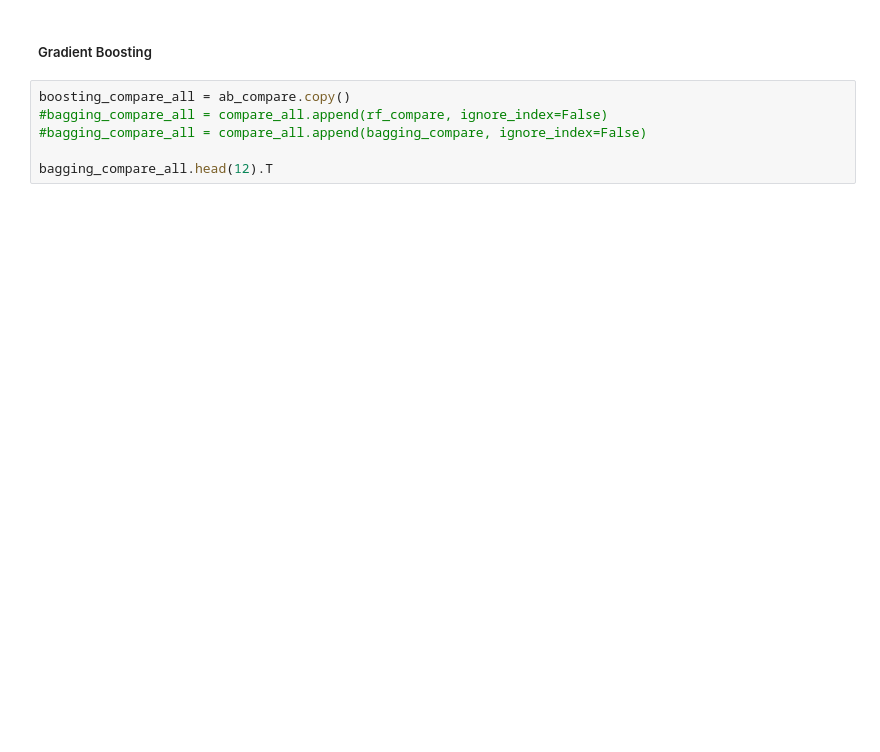
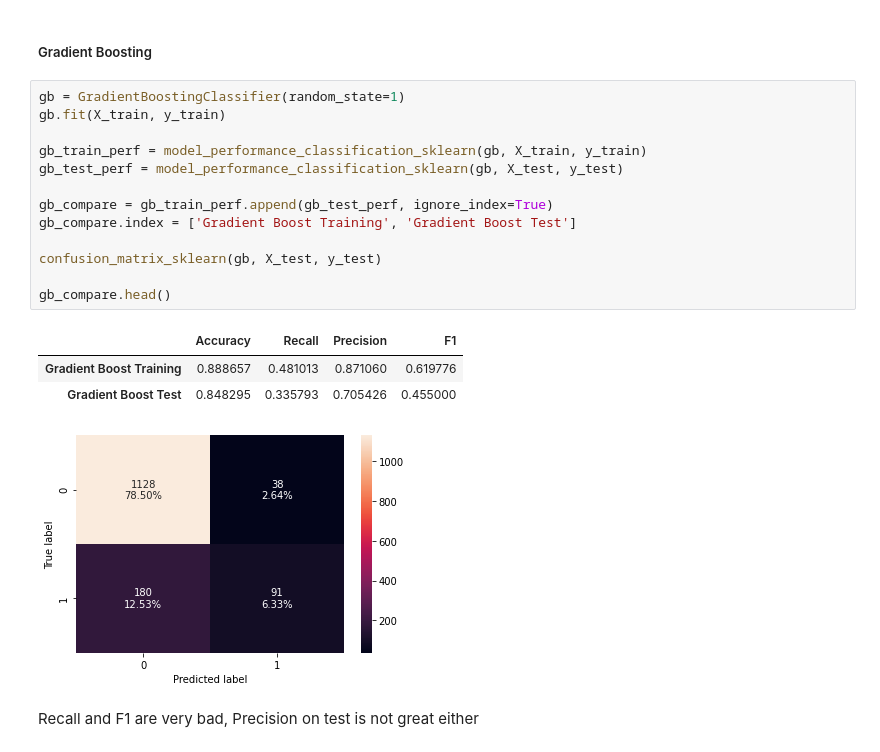
Before and after one commit to jarato123/AI-Class, a Jupyter notebook: Ensemble Techniques/ET Final Project/ET Final Project.ipynb, the cells around one changed output. Cells and saved outputs as stored; diff of their text form; blank space fills up the shorter version.

```diff
--- a/Ensemble Techniques/ET Final Project/ET Final Project.ipynb
+++ b/Ensemble Techniques/ET Final Project/ET Final Project.ipynb
@@ -1139,8 +1150,22 @@ ab_compare.head()
 # %% [markdown]
 ##### Gradient Boosting
-# %%
-boosting_compare_all = ab_compare.copy()
-#bagging_compare_all = compare_all.append(rf_compare, ignore_index=False)
-#bagging_compare_all = compare_all.append(bagging_compare, ignore_index=False)
-
-bagging_compare_all.head(12).T
+# %%
+gb = GradientBoostingClassifier(random_state=1)
+gb.fit(X_train, y_train)
+
+gb_train_perf = model_performance_classification_sklearn(gb, X_train, y_train)
+gb_test_perf = model_performance_classification_sklearn(gb, X_test, y_test)
+
+gb_compare = gb_train_perf.append(gb_test_perf, ignore_index=True)
+gb_compare.index = ['Gradient Boost Training', 'Gradient Boost Test']
+
+confusion_matrix_sklearn(gb, X_test, y_test)
+
+gb_compare.head()
+# %% [output]
+|  | Accuracy | Recall | Precision | F1 |
+| Gradient Boost Training | 0.888657 | 0.481013 | 0.871060 | 0.619776 |
+| Gradient Boost Test | 0.848295 | 0.335793 | 0.705426 | 0.455000 |
+[figure, added]
+# %% [markdown]
+Recall and F1 are very bad, Precision on test is not great either
```
Also changed, not shown: parts of 17 cells of this notebook.
